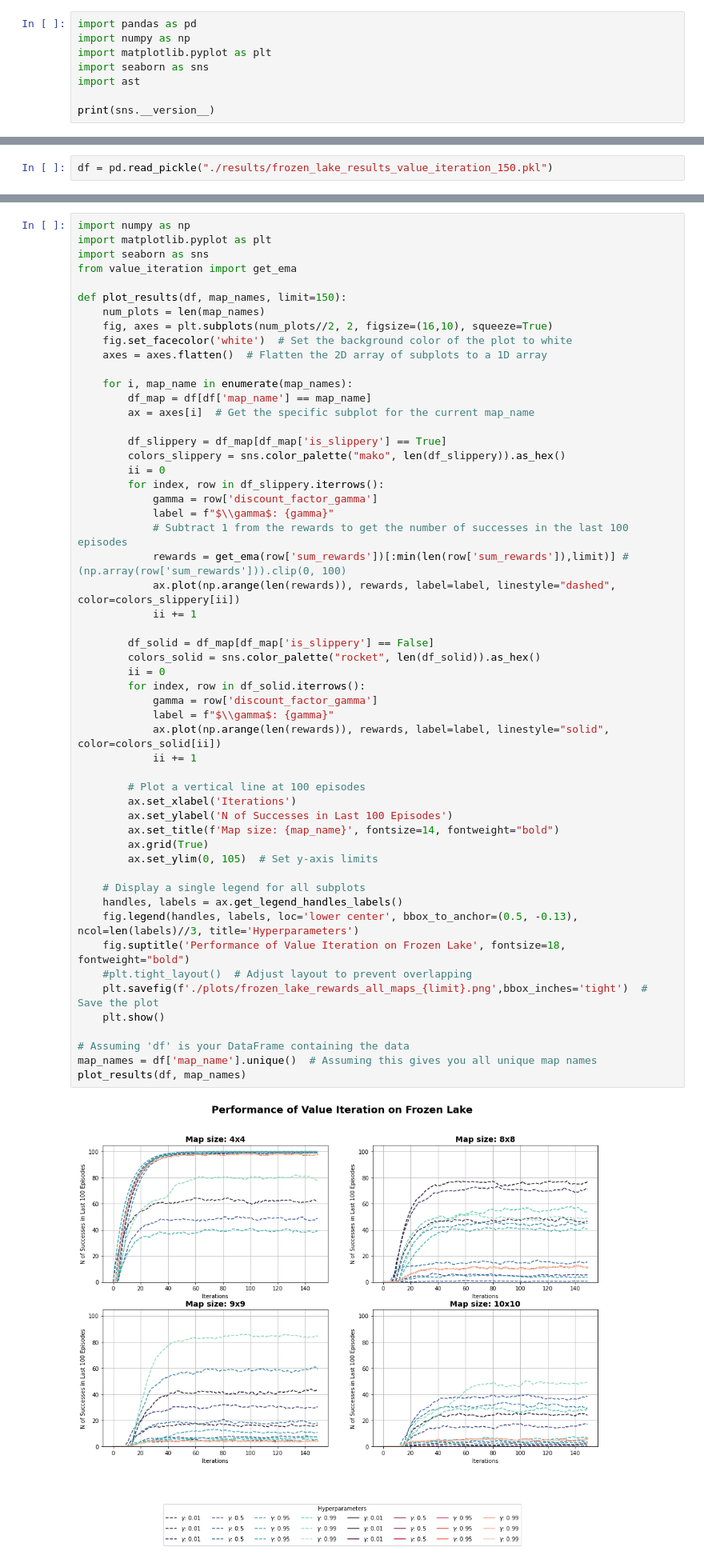
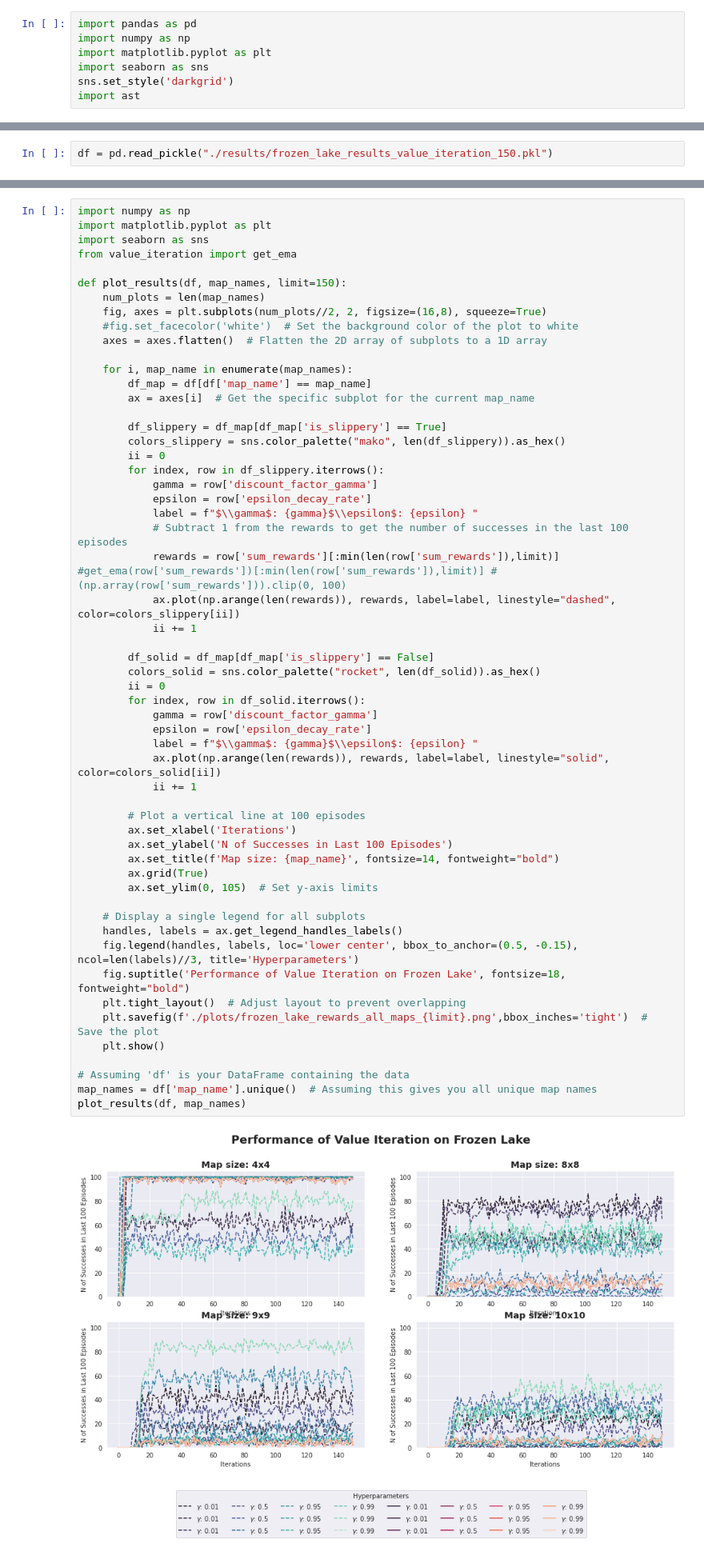
Before and after one commit to rokrajher/UI-seminarska, a Jupyter notebook: Value-Iteration/visualizer.ipynb, the cells around one changed output, grey strips where cells are left out. Shown at 80% size. Saved outputs shown, nothing was run; the diff lists cells and outputs as text.

Commit message:
plot fix

```diff
--- a/Value-Iteration/visualizer.ipynb
+++ b/Value-Iteration/visualizer.ipynb
@@ -3,6 +3,5 @@ import pandas as pd
 import numpy as np
 import matplotlib.pyplot as plt
 import seaborn as sns
+sns.set_style('darkgrid')
 import ast
-
-print(sns.__version__)
@@ -25,8 +26,8 @@ from value_iteration import get_ema
 
 def plot_results(df, map_names, limit=150):
     num_plots = len(map_names)
-    fig, axes = plt.subplots(num_plots//2, 2, figsize=(16,10), squeeze=True)
-    fig.set_facecolor('white')  # Set the background color of the plot to white
+    fig, axes = plt.subplots(num_plots//2, 2, figsize=(16,8), squeeze=True)
+    #fig.set_facecolor('white')  # Set the background color of the plot to white
     axes = axes.flatten()  # Flatten the 2D array of subplots to a 1D array
 
     for i, map_name in enumerate(map_names):
@@ -38,38 +39,40 @@ def plot_results(df, map_names, limit=150):
         ii = 0
         for index, row in df_slippery.iterrows():
             gamma = row['discount_factor_gamma']
-            label = f"$\\gamma$: {gamma}"
+            epsilon = row['epsilon_decay_rate']
+            label = f"$\\gamma$: {gamma}$\\epsilon$: {epsilon} "
             # Subtract 1 from the rewards to get the number of successes in the last 100 episodes
-            rewards = get_ema(row['sum_rewards'])[:min(len(row['sum_rewards']),limit)] #(np.array(row['sum_rewards'])).clip(0, 100)
+            rewards = row['sum_rewards'][:min(len(row['sum_rewards']),limit)] #get_ema(row['sum_rewards'])[:min(len(row['sum_rewards']),limit)] #(np.array(row['sum_rewards'])).clip(0, 100)
             ax.plot(np.arange(len(rewards)), rewards, label=label, linestyle="dashed", color=colors_slippery[ii])
             ii += 1
 
         df_solid = df_map[df_map['is_slippery'] == False]
         colors_solid = sns.color_palette("rocket", len(df_solid)).as_hex()
         ii = 0
         for index, row in df_solid.iterrows():
             gamma = row['discount_factor_gamma']
-            label = f"$\\gamma$: {gamma}"
+            epsilon = row['epsilon_decay_rate']
+            label = f"$\\gamma$: {gamma}$\\epsilon$: {epsilon} "
             ax.plot(np.arange(len(rewards)), rewards, label=label, linestyle="solid", color=colors_solid[ii])
             ii += 1
 
         # Plot a vertical line at 100 episodes
         ax.set_xlabel('Iterations')
         ax.set_ylabel('N of Successes in Last 100 Episodes')
         ax.set_title(f'Map size: {map_name}', fontsize=14, fontweight="bold")
         ax.grid(True)
         ax.set_ylim(0, 105)  # Set y-axis limits
 
     # Display a single legend for all subplots
     handles, labels = ax.get_legend_handles_labels()
-    fig.legend(handles, labels, loc='lower center', bbox_to_anchor=(0.5, -0.13), ncol=len(labels)//3, title='Hyperparameters')
+    fig.legend(handles, labels, loc='lower center', bbox_to_anchor=(0.5, -0.15), ncol=len(labels)//3, title='Hyperparameters')
     fig.suptitle('Performance of Value Iteration on Frozen Lake', fontsize=18, fontweight="bold")
-    #plt.tight_layout()  # Adjust layout to prevent overlapping
+    plt.tight_layout()  # Adjust layout to prevent overlapping
     plt.savefig(f'./plots/frozen_lake_rewards_all_maps_{limit}.png',bbox_inches='tight')  # Save the plot
     plt.show()
 
 # Assuming 'df' is your DataFrame containing the data
 map_names = df['map_name'].unique()  # Assuming this gives you all unique map names
 plot_results(df, map_names)
 # %% [output]
-[figure, old version]
+[figure, new version]
```
Also changed, not shown: parts of 1 cell of this notebook.
